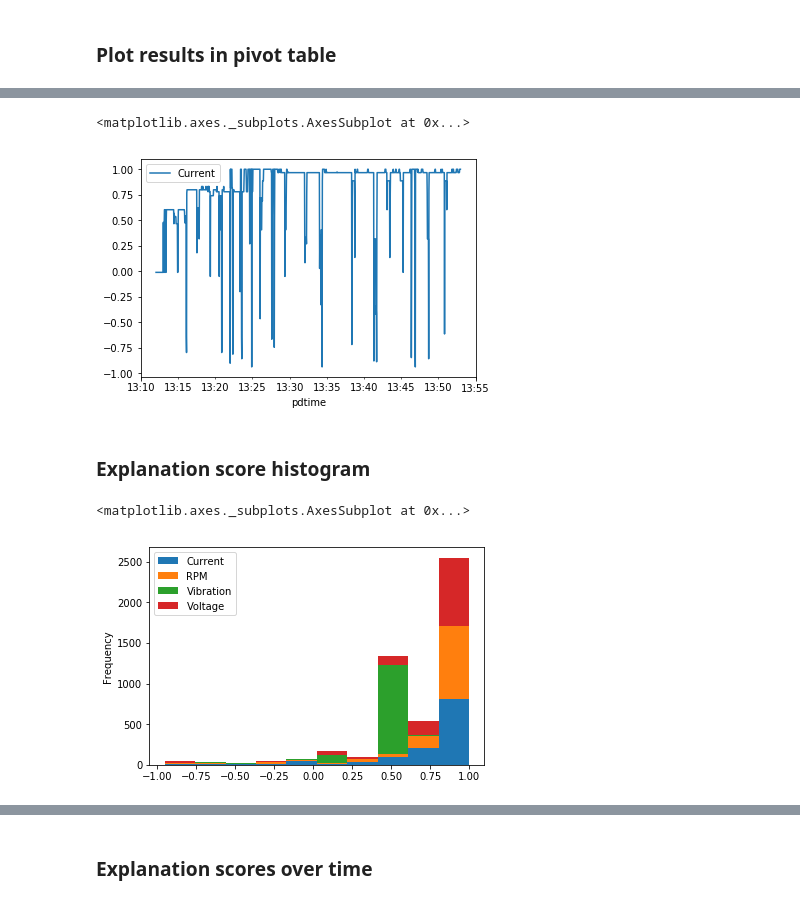
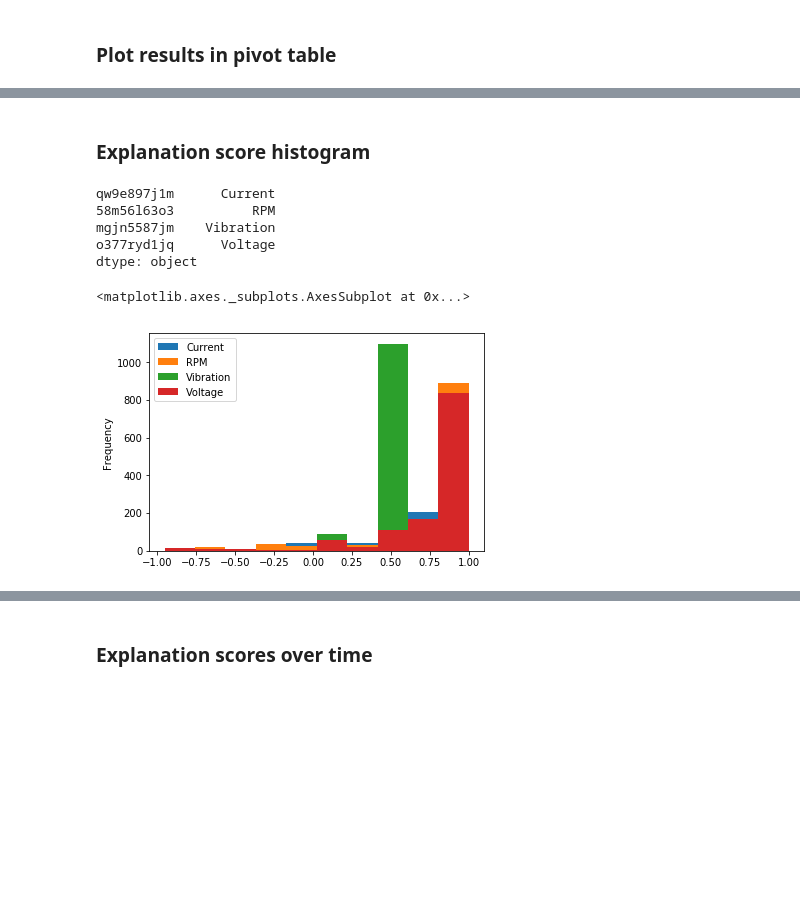
Before and after one commit to mukeshpat3l/examples, a Jupyter notebook: jupyter-example-notebooks/ExplanationConfidenceLRSExample.ipynb, the cells around one changed output, grey strips where cells are left out. Saved outputs shown, nothing was run; the diff lists cells and outputs as text; code cells hidden in the pictures; blank space fills up the shorter version.

```diff
--- a/jupyter-example-notebooks/ExplanationConfidenceLRSExample.ipynb
+++ b/jupyter-example-notebooks/ExplanationConfidenceLRSExample.ipynb
@@ -384,15 +404,18 @@ pivot_ui(df)
 # %%
-df.plot(x='pdtime', y=['Current'])
+#df.plot(x='pdtime', y=['Current'])
-# %% [output]
-<matplotlib.axes._subplots.AxesSubplot at 0x...>
-[figure, removed]
 # %% [markdown]
 ### Explanation score histogram
-# %%
-df.plot.hist( y=['Current', 'RPM', 'Vibration', 'Voltage'], stacked=True)
-# %% [output]
-<matplotlib.axes._subplots.AxesSubplot at 0x...>
-[figure, removed]
+# %%
+print(signal_name_to_signal_key)
+df.plot.hist( y=list(signal_name_to_signal_key.to_dict().values()))
+# %% [output]
+qw9e897j1m      Current
+58m56l63o3          RPM
+mgjn5587jm    Vibration
+o377ryd1jq      Voltage
+dtype: object
+<matplotlib.axes._subplots.AxesSubplot at 0x...>
+[figure, added]
 # %%
 df.plot.bar(  y=['Current', 'RPM', 'Vibration', 'Voltage'])
 # %% [output]
```
Also changed, not shown: parts of 20 cells of this notebook.
